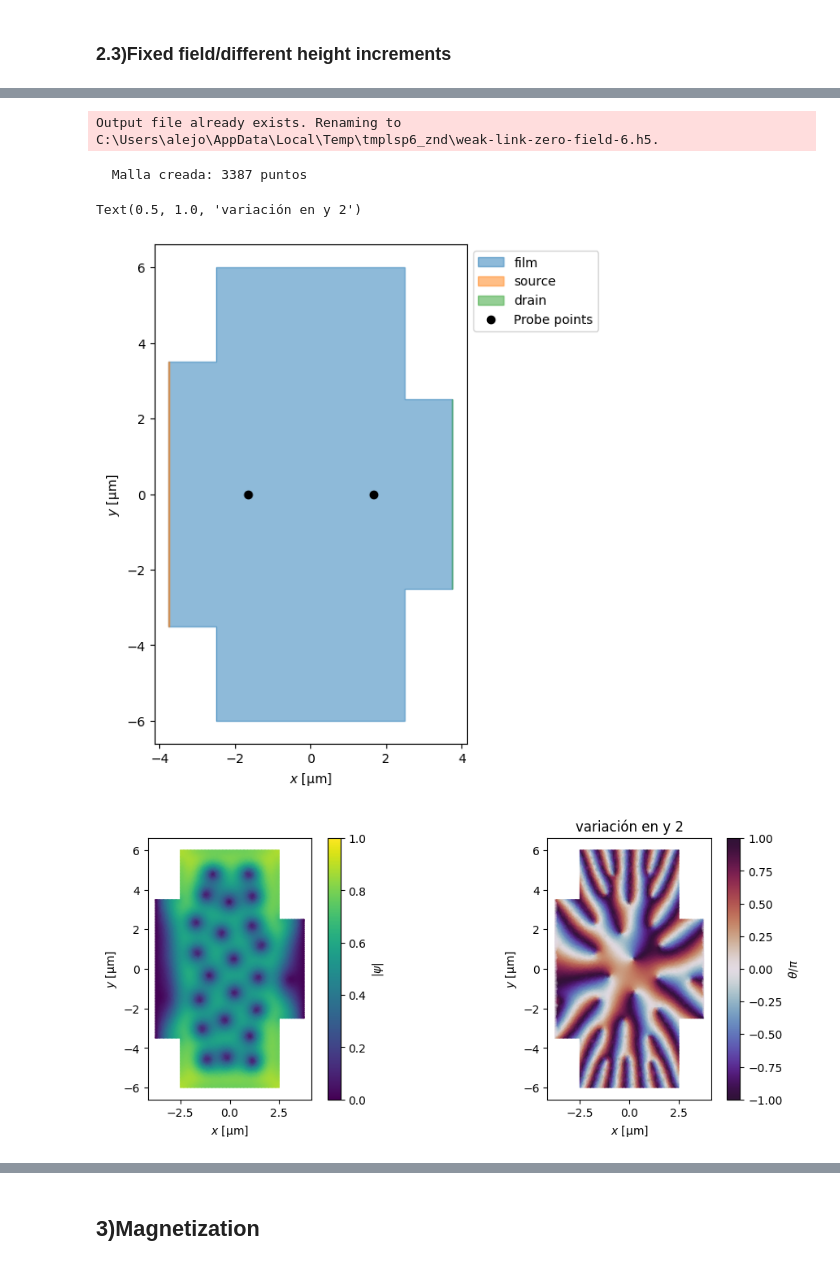
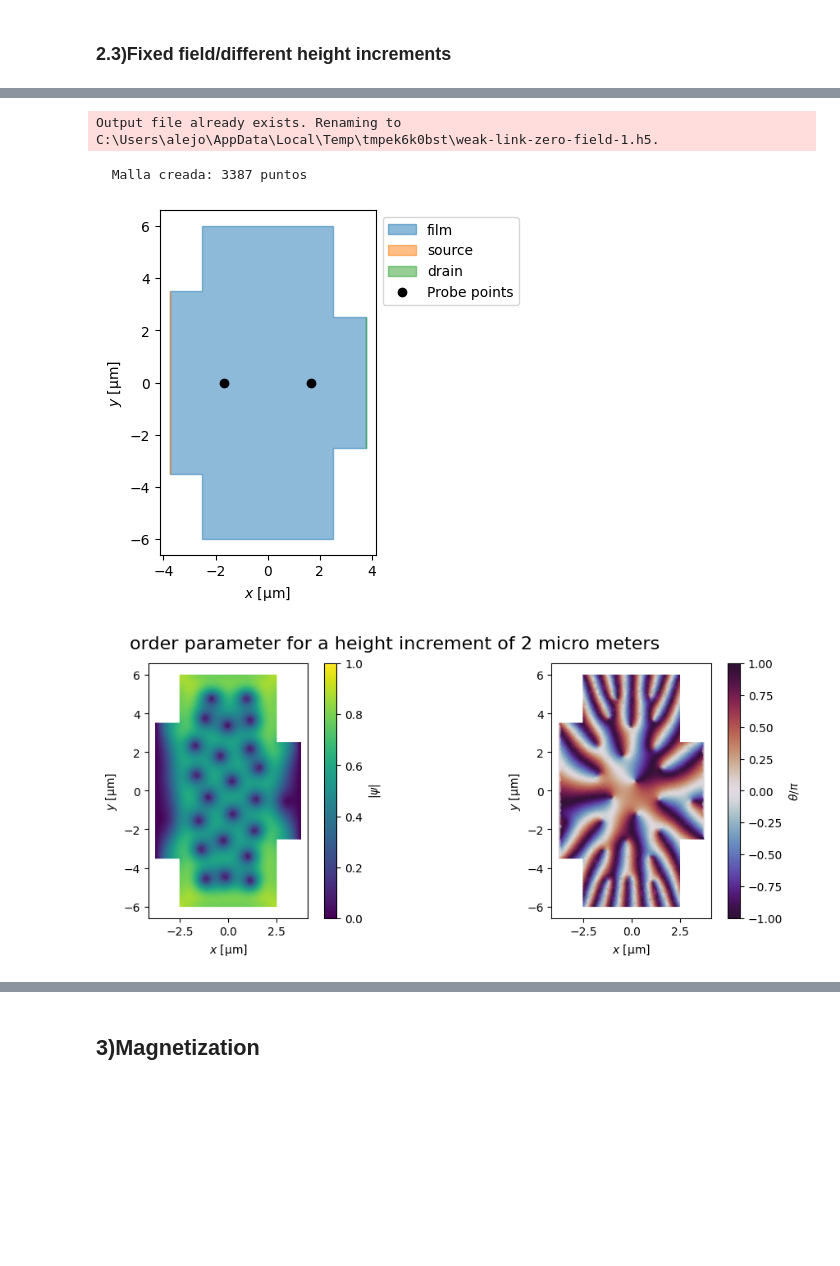
Before and after one commit to AlejoProjects/diode_effect, a Jupyter notebook: proyecto_electro2.ipynb, the cells around one changed output, grey strips where cells are left out. Drawn from its saved outputs; the diff is of its cells as text; code cells hidden in the pictures; blank space fills up the shorter version.

```diff
--- a/proyecto_electro2.ipynb
+++ b/proyecto_electro2.ipynb
@@ -236,12 +259,12 @@ Text(0.5, 1.0, 'variación en y 1')
 # %%
-device_2 = df.create_device(film_poly,half_geometry,layer,MAX_EDGE_LENGTH_IV,dimensions,translationx=displacement,incrementy=2)#h = 5
-zero_current_solution_2 =  df.default_solution(device_2, "weak-link-zero-field.h5",vector_potential=1)
-fig, axes = zero_current_solution_2.plot_order_parameter(figsize=(10, 4))
-plt.title(f'variación en y {2}')
+height_increment = 2
+used_subtitle = f'order parameter for a height increment of {height_increment} micro meters'
+device_1 = df.create_device(film_poly,half_geometry,layer,MAX_EDGE_LENGTH_IV,dimensions,translationx=displacement,incrementy=height_increment)#h = 5 micro m
+zero_current_solution_1 =  df.default_solution(device_1, "weak-link-zero-field.h5",vector_potential=1)
+fig, axes = zero_current_solution_1.plot_order_parameter(figsize=(10, 4),subtitle=used_subtitle)
 # %% [output]
-Output file already exists. Renaming to C:\Users\alejo\AppData\Local\Temp\tmplsp6_znd\weak-link-zero-field-6.h5.
+Output file already exists. Renaming to C:\Users\alejo\AppData\Local\Temp\tmpek6k0bst\weak-link-zero-field-1.h5.
   Malla creada: 3387 puntos
-Text(0.5, 1.0, 'variación en y 2')
-[figure, old version]
+[figure, new version]
-[figure, old version]
+[figure, new version]
 # %%
```
Also changed, not shown: parts of 19 cells of this notebook, 3 other files.
